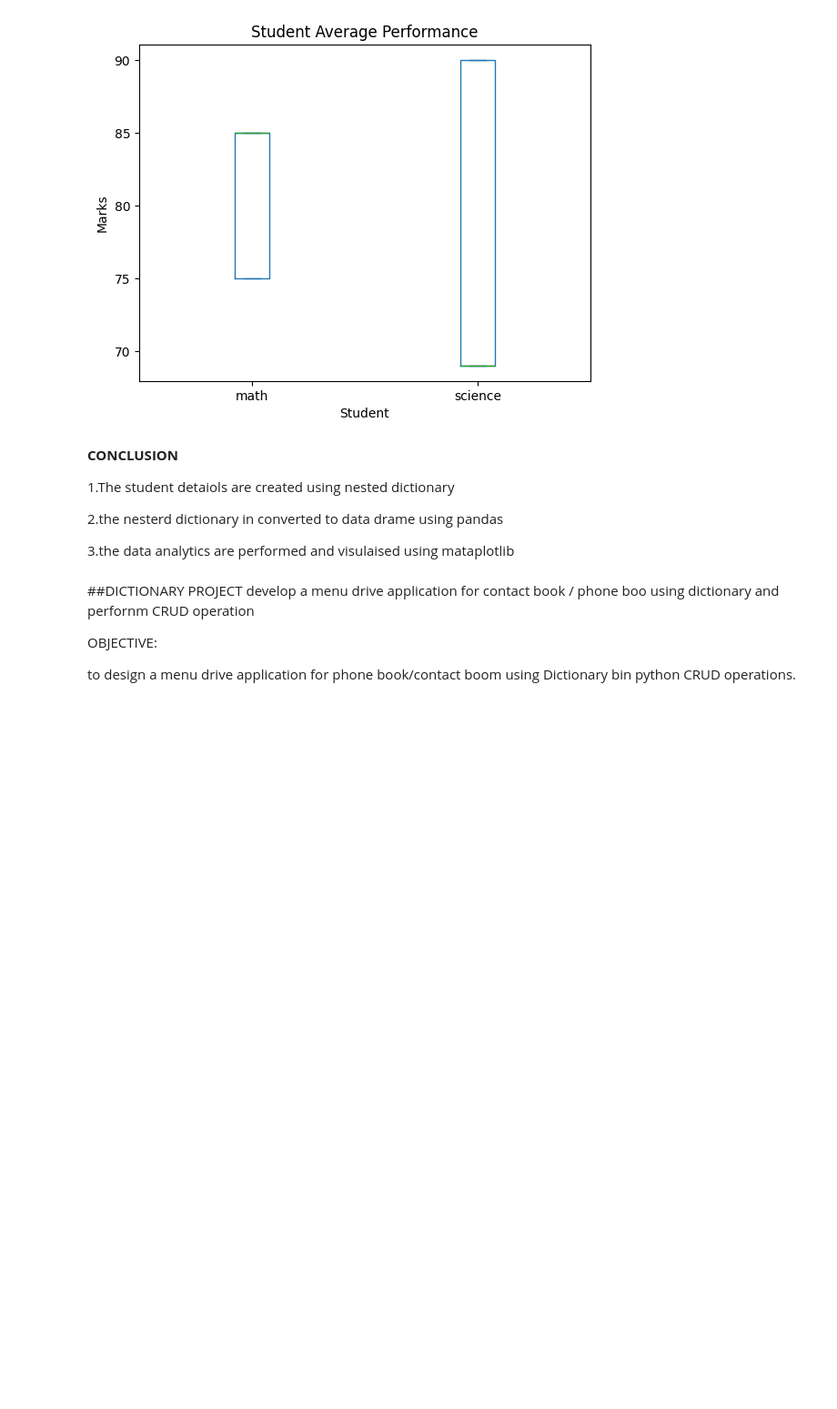
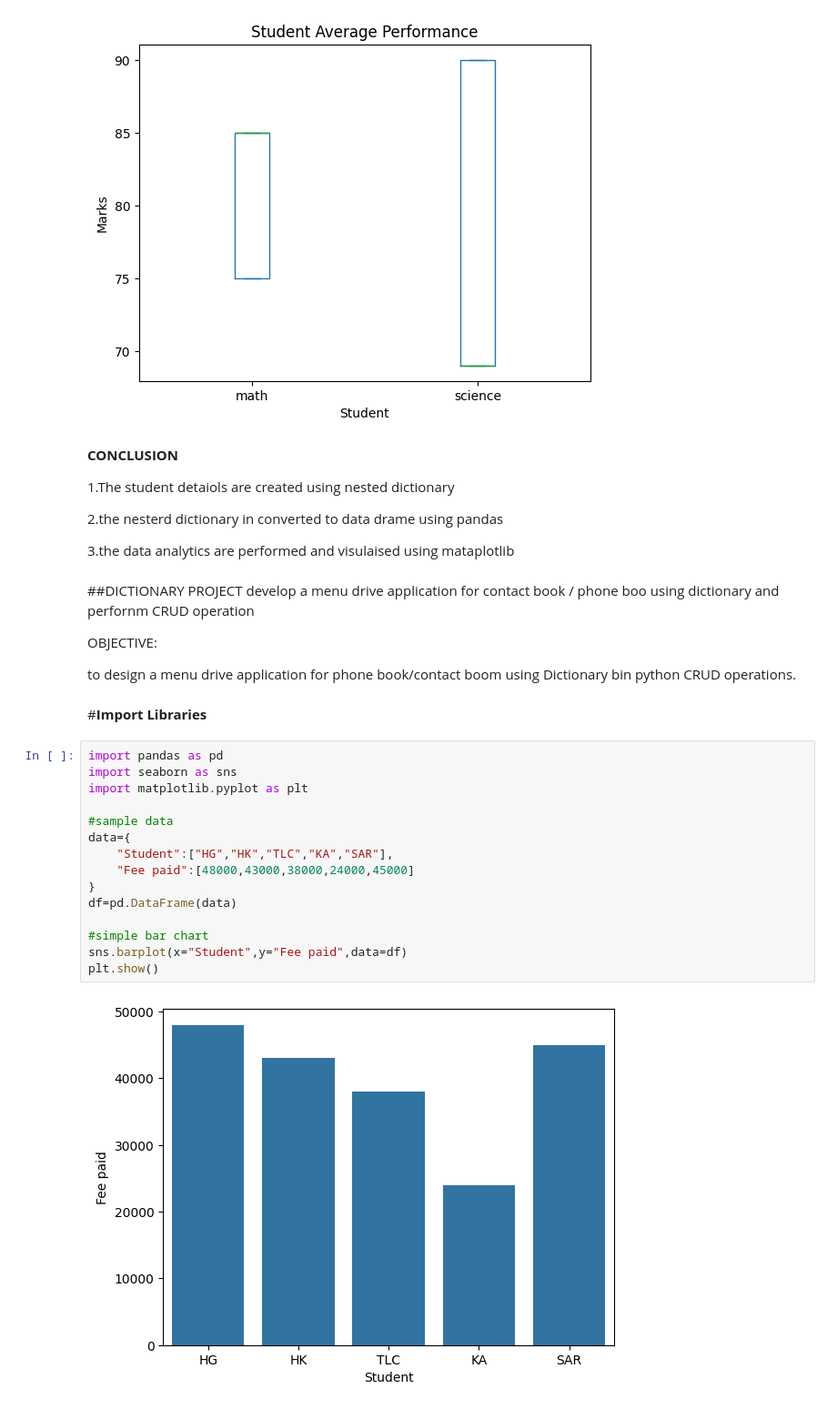
Before and after one commit to Janith-20/MED23CL202-, a Jupyter notebook: python_med.ipynb, the cells around one changed output. Shown at 91% size. Saved outputs shown, nothing was run; the diff lists cells and outputs as text; blank space fills up the shorter version.

```diff
--- a/python_med.ipynb
+++ b/python_med.ipynb
@@ -513,3 +511,22 @@ develop a menu drive application for contact book / phone boo using dictionary a
 OBJECTIVE:
 
 to design a menu drive application for phone book/contact boom using Dictionary bin python CRUD operations.
+# %% [markdown]
+#**Import Libraries**
+# %%
+import pandas as pd
+import seaborn as sns
+import matplotlib.pyplot as plt
+
+#sample data
+data={
+    "Student":["HG","HK","TLC","KA","SAR"],
+    "Fee paid":[48000,43000,38000,24000,45000]
+}
+df=pd.DataFrame(data)
+
+#simple bar chart
+sns.barplot(x="Student",y="Fee paid",data=df)
+plt.show()
+# %% [output]
+[figure, added]
```
Also changed, not shown: parts of 18 cells of this notebook.
